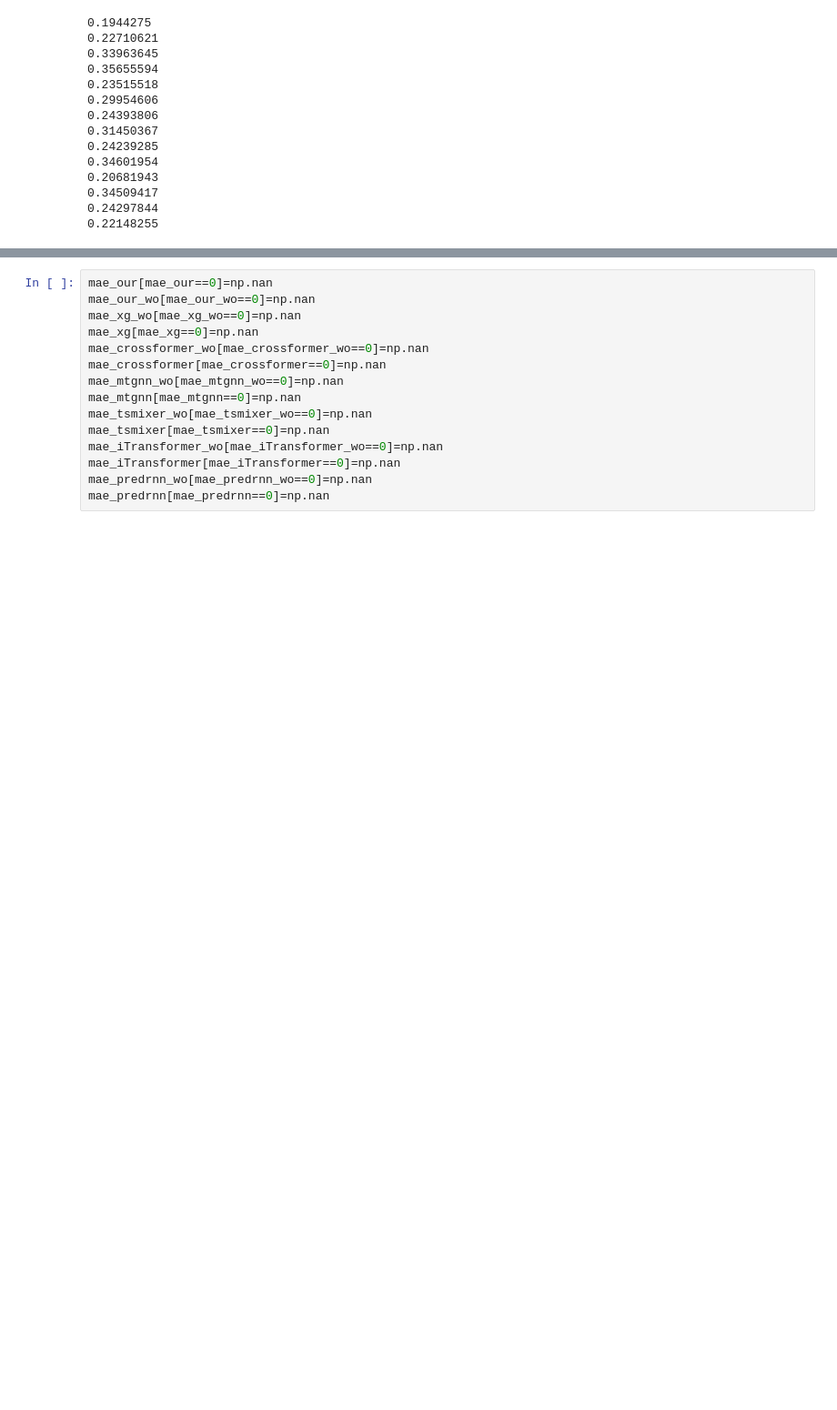
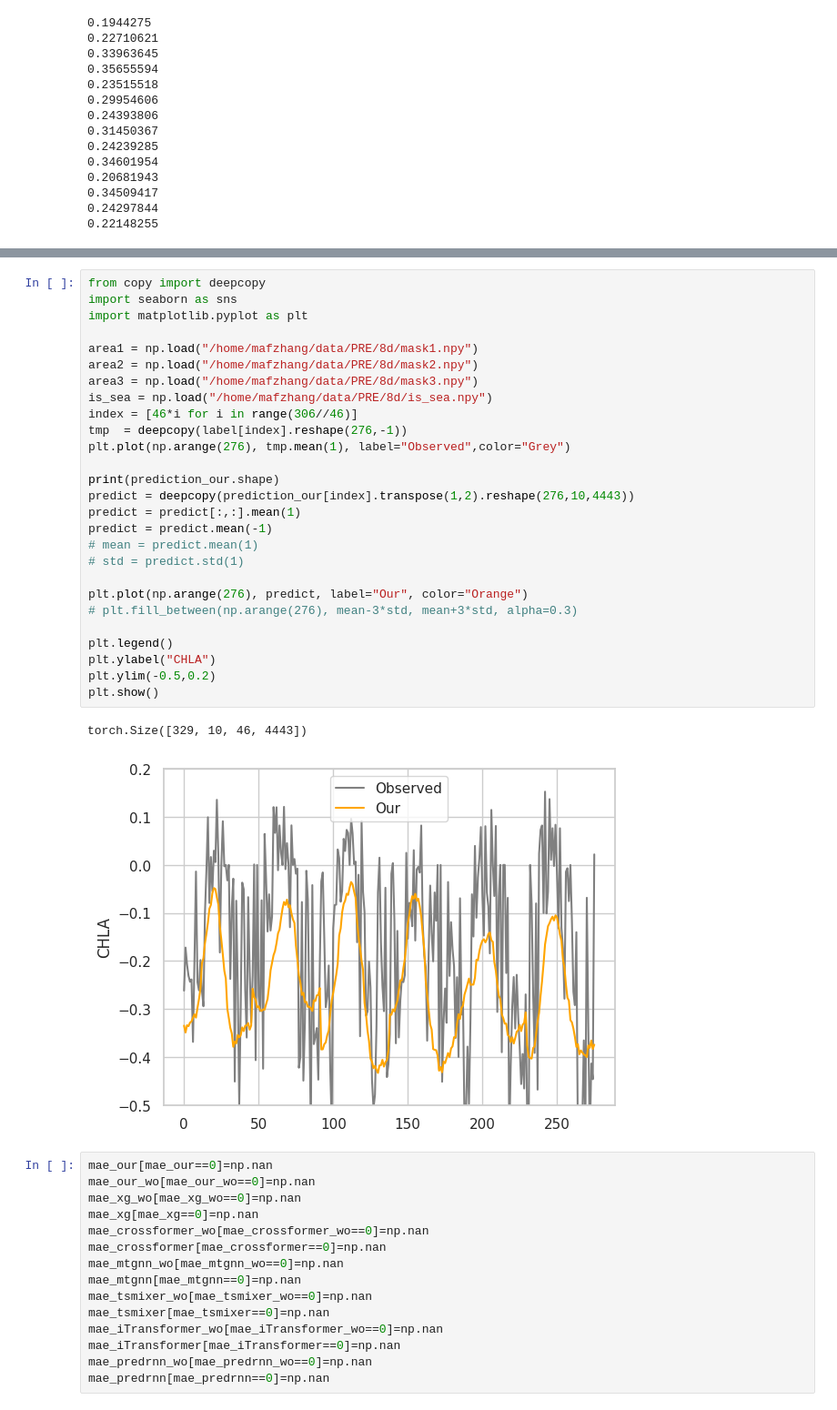
Before and after one commit to YangLabHKUST/STIMP, a Jupyter notebook: visualization/PRE/prediction.ipynb, the cells around one changed output, grey strips where cells are left out. Shown at 91% size. Drawn from its saved outputs; the diff is of its cells as text; blank space fills up the shorter version.

```diff
--- a/visualization/PRE/prediction.ipynb
+++ b/visualization/PRE/prediction.ipynb
@@ -254,3 +364,33 @@ mae_pde = ((np.abs(prediction_pde - label[:322,0])*label_masks[:322,0])).sum(0)/
+# %%
+from copy import deepcopy
+import seaborn as sns
+import matplotlib.pyplot as plt
+
+area1 = np.load("/home/mafzhang/data/PRE/8d/mask1.npy")
+area2 = np.load("/home/mafzhang/data/PRE/8d/mask2.npy")
+area3 = np.load("/home/mafzhang/data/PRE/8d/mask3.npy")
+is_sea = np.load("/home/mafzhang/data/PRE/8d/is_sea.npy")
+index = [46*i for i in range(306//46)]
+tmp  = deepcopy(label[index].reshape(276,-1))
+plt.plot(np.arange(276), tmp.mean(1), label="Observed",color="Grey")
+
+print(prediction_our.shape)
+predict = deepcopy(prediction_our[index].transpose(1,2).reshape(276,10,4443))
+predict = predict[:,:].mean(1)
+predict = predict.mean(-1)
+# mean = predict.mean(1)
+# std = predict.std(1)
+
+plt.plot(np.arange(276), predict, label="Our", color="Orange")
+# plt.fill_between(np.arange(276), mean-3*std, mean+3*std, alpha=0.3)
+
+plt.legend()
+plt.ylabel("CHLA")
+plt.ylim(-0.5,0.2)
+plt.show()
+# %% [output]
+torch.Size([329, 10, 46, 4443])
+[figure, added]
 # %%
 mae_our[mae_our==0]=np.nan
 mae_our_wo[mae_our_wo==0]=np.nan
```
Also changed, not shown: parts of 4 cells of this notebook.
